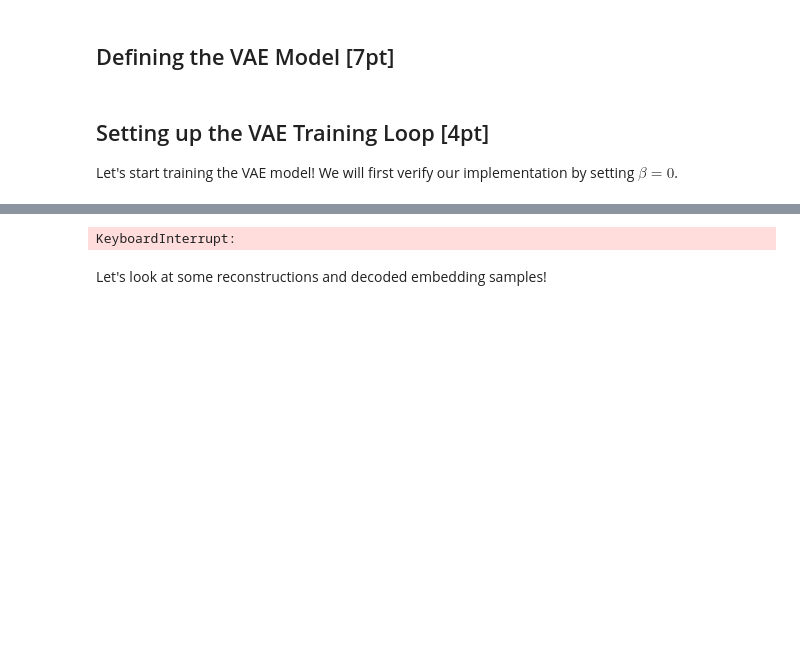
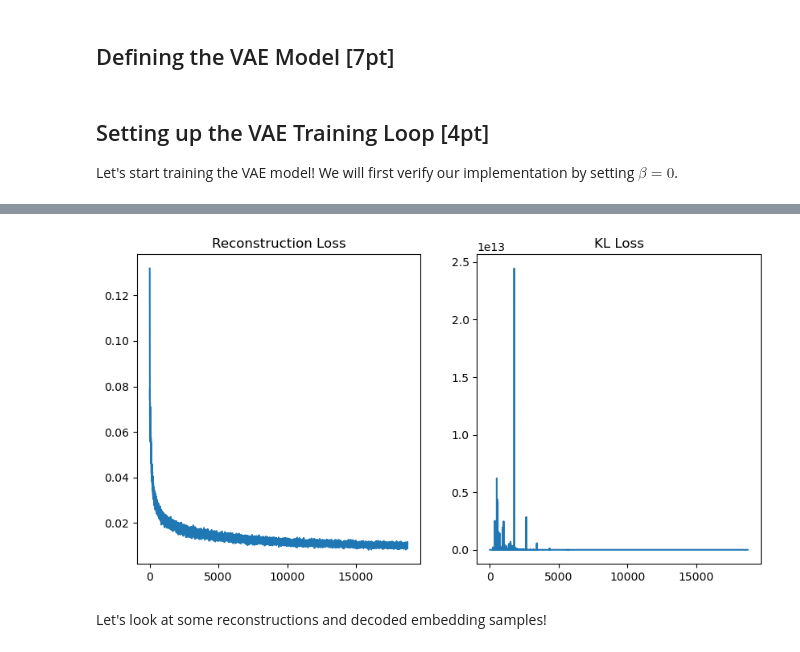
Before and after one commit to emanueltesfa/GAN-VAE, a Jupyter notebook: Problem1_VAE_v0.ipynb, the cells around one changed output, grey strips where cells are left out. Cells and saved outputs as stored; diff of their text form; code cells hidden in the pictures; blank space fills up the shorter version.

```diff
--- a/Problem1_VAE_v0.ipynb
+++ b/Problem1_VAE_v0.ipynb
@@ -570,7 +518,7 @@ nz = 32
 beta = 0
 
 ####################################### TODO #######################################
-epochs = 10    # recommended 5-20 epochs
+epochs = 20    # recommended 5-20 epochs
 #################################### END TODO ######################################
 
 # build VAE model
@@ -605,29 +553,15 @@ for ep in range(epochs):
   #       training loss. It outputs the total training loss and a dict containing    #
   #       the breakdown of reconstruction and KL loss.                               #
   ####################################################################################
-  loss = 0
   for indx, (img, _) in enumerate(mnist_data_loader): # index and img,label tuple
-    #img = img.to(device)
     optimizer.zero_grad()
-    batch_features = torch.reshape(img, (img.size()[0], -1))
-    #print("features ", batch_features.size())
+    batch_features = torch.reshape(img, (-1, 784) ).to(device)
     vae_output = vae_model(batch_features)
-    #print("original features:" , img.shape, "batch features: ", batch_features.shape,  "q output: ", q_output.shape, "rec output: ", rec_output.shape)
-    """tot, losses = vae_model.loss(batch_features,rec_output)
-    losses.backward()
-    optimizer.step()
-    total_loss = losses[0].item()
-    #print("total loss", total_loss)
-    losses = losses[1]
+    total_loss, losses = vae_model.loss(batch_features, outputs=vae_output)
     rec_loss.append(losses['rec_loss']); kl_loss.append(losses['kl_loss'])
-    #total_loss = rec_loss+kl_loss"""
-    total_loss, losses = vae_model.loss(batch_features, outputs=vae_output)
-    rec_loss.append(losses['rec_loss'].detach()); kl_loss.append(losses['kl_loss'].detach())
     total_loss.backward()
-
     optimizer.step()
 
-    #print(total_loss)
     if train_it % 400 == 0:
       print("It {}: Total Loss: {}, \t Rec Loss: {},\t KL Loss: {}"\
             .format(train_it, total_loss, losses['rec_loss'], losses['kl_loss'].item()))
@@ -656,4 +604,4 @@ It 0: Total Loss: 0.1275612711906433,    Rec Loss: 0.1275612711906433,   KL Loss
-KeyboardInterrupt:
+[figure, added]
 # %% [markdown]
 Let's look at some reconstructions and decoded embedding samples!
 # %%
```
Also changed, not shown: parts of 11 cells of this notebook, 1 other file.
